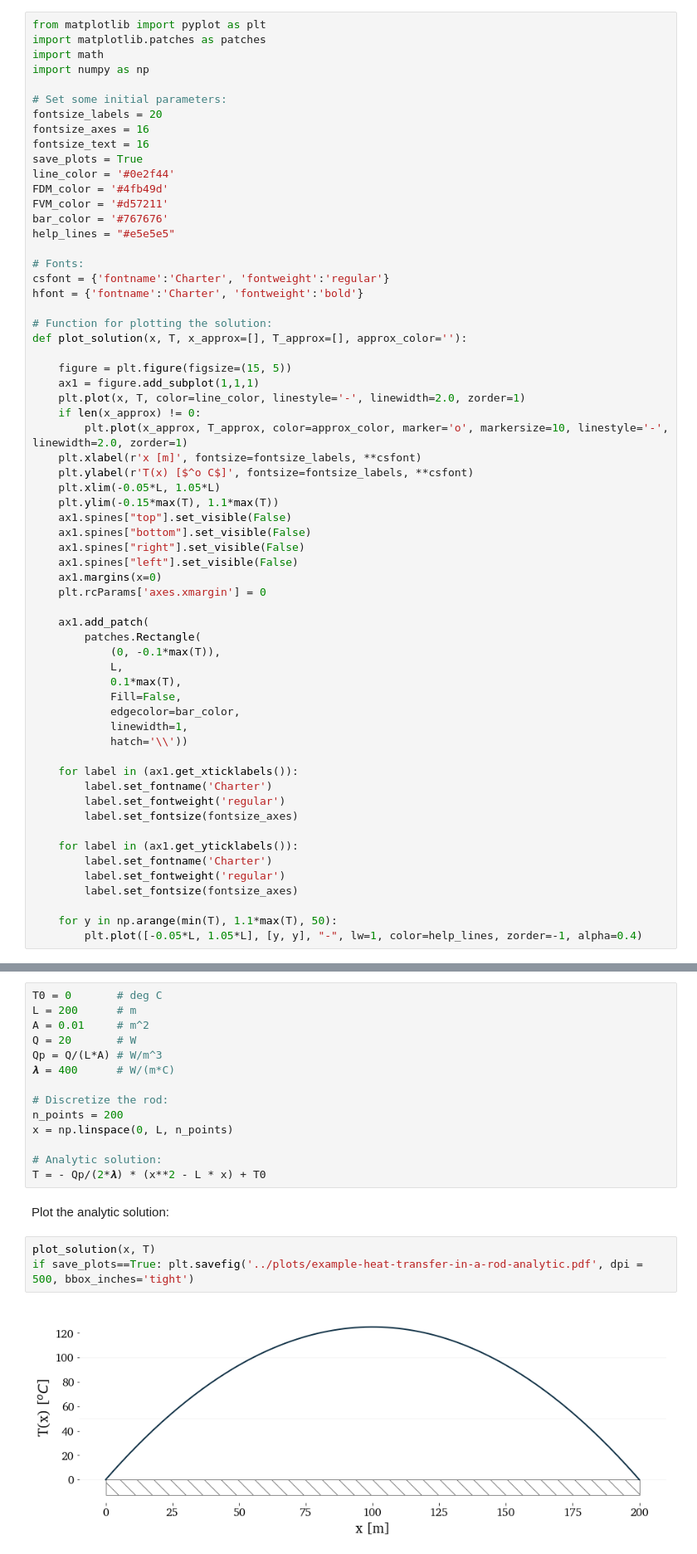
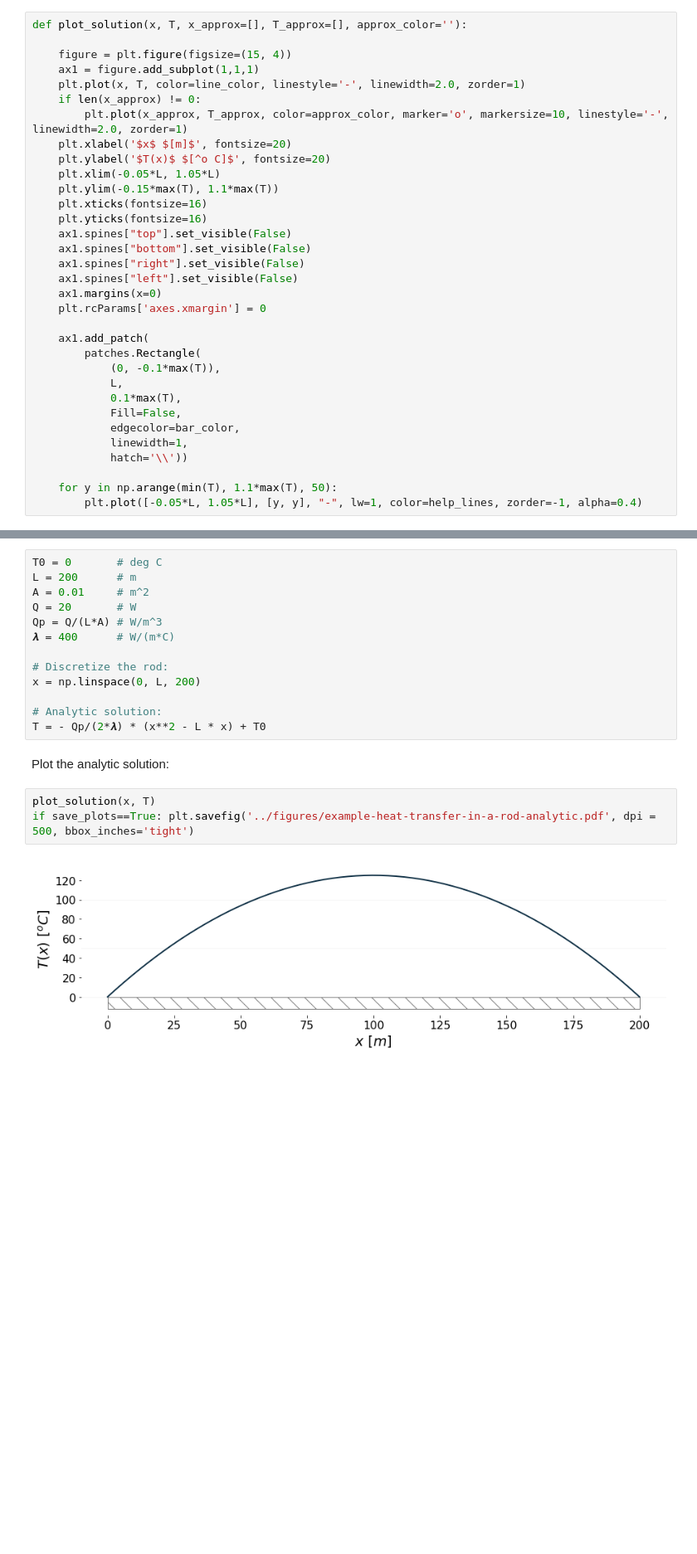
Before and after one commit to kamilazdybal/fluid-dynamics-and-transport-phenomena, a Jupyter notebook: transport-phenomena-with-Python/code/01-heat-conduction.ipynb, the cells around one changed output, grey strips where cells are left out. Shown: that part at 83% size. Cells and saved outputs as stored; diff of their text form; blank space fills up the shorter version.

```diff
--- a/transport-phenomena-with-Python/code/01-heat-conduction.ipynb
+++ b/transport-phenomena-with-Python/code/01-heat-conduction.ipynb
@@ -22,36 +37,17 @@ $$\frac{d^2 T}{dx^2} = - \frac{Q_p}{\lambda}$$
 # %%
-from matplotlib import pyplot as plt
-import matplotlib.patches as patches
-import math
-import numpy as np
-
-# Set some initial parameters:
-fontsize_labels = 20
-fontsize_axes = 16
-fontsize_text = 16
-save_plots = True
-line_color = '#0e2f44'
-FDM_color = '#4fb49d'
-FVM_color = '#d57211'
-bar_color = '#767676'
-help_lines = "#e5e5e5"
-
-# Fonts:
-csfont = {'fontname':'Charter', 'fontweight':'regular'}
-hfont = {'fontname':'Charter', 'fontweight':'bold'}
-
-# Function for plotting the solution:
 def plot_solution(x, T, x_approx=[], T_approx=[], approx_color=''):
 
-    figure = plt.figure(figsize=(15, 5))
+    figure = plt.figure(figsize=(15, 4))
     ax1 = figure.add_subplot(1,1,1)
     plt.plot(x, T, color=line_color, linestyle='-', linewidth=2.0, zorder=1)
     if len(x_approx) != 0:
         plt.plot(x_approx, T_approx, color=approx_color, marker='o', markersize=10, linestyle='-', linewidth=2.0, zorder=1)
-    plt.xlabel(r'x [m]', fontsize=fontsize_labels, **csfont)
-    plt.ylabel(r'T(x) [$^o C$]', fontsize=fontsize_labels, **csfont)
+    plt.xlabel('$x$ $[m]$', fontsize=20)
+    plt.ylabel('$T(x)$ $[^o C]$', fontsize=20)
     plt.xlim(-0.05*L, 1.05*L)
     plt.ylim(-0.15*max(T), 1.1*max(T))
+    plt.xticks(fontsize=16)
+    plt.yticks(fontsize=16)
     ax1.spines["top"].set_visible(False)
     ax1.spines["bottom"].set_visible(False)
     ax1.spines["right"].set_visible(False)
@@ -69,16 +65,6 @@ def plot_solution(x, T, x_approx=[], T_approx=[], approx_color=''):
             linewidth=1,
             hatch='\\'))
 
-    for label in (ax1.get_xticklabels()):
-        label.set_fontname('Charter')
-        label.set_fontweight('regular')
-        label.set_fontsize(fontsize_axes)
-
-    for label in (ax1.get_yticklabels()):
-        label.set_fontname('Charter')
-        label.set_fontweight('regular')
-        label.set_fontsize(fontsize_axes)
-
     for y in np.arange(min(T), 1.1*max(T), 50):
         plt.plot([-0.05*L, 1.05*L], [y, y], "-", lw=1, color=help_lines, zorder=-1, alpha=0.4)
 # %% [markdown]
@@ -100,8 +86,7 @@ Qp = Q/(L*A) # W/m^3
 𝝀 = 400      # W/(m*C)
 
 # Discretize the rod:
-n_points = 200
-x = np.linspace(0, L, n_points)
+x = np.linspace(0, L, 200)
 
 # Analytic solution:
 T = - Qp/(2*𝝀) * (x**2 - L * x) + T0
@@ -109,9 +94,9 @@ T = - Qp/(2*𝝀) * (x**2 - L * x) + T0
 Plot the analytic solution:
 # %%
 plot_solution(x, T)
-if save_plots==True: plt.savefig('../plots/example-heat-transfer-in-a-rod-analytic.pdf', dpi = 500, bbox_inches='tight')
+if save_plots==True: plt.savefig('../figures/example-heat-transfer-in-a-rod-analytic.pdf', dpi = 500, bbox_inches='tight')
 # %% [output]
-[figure, old version]
+[figure, new version]
 # %% [markdown]
 ***
 
```
Also changed, not shown: parts of 8 cells of this notebook, 5 other files.
